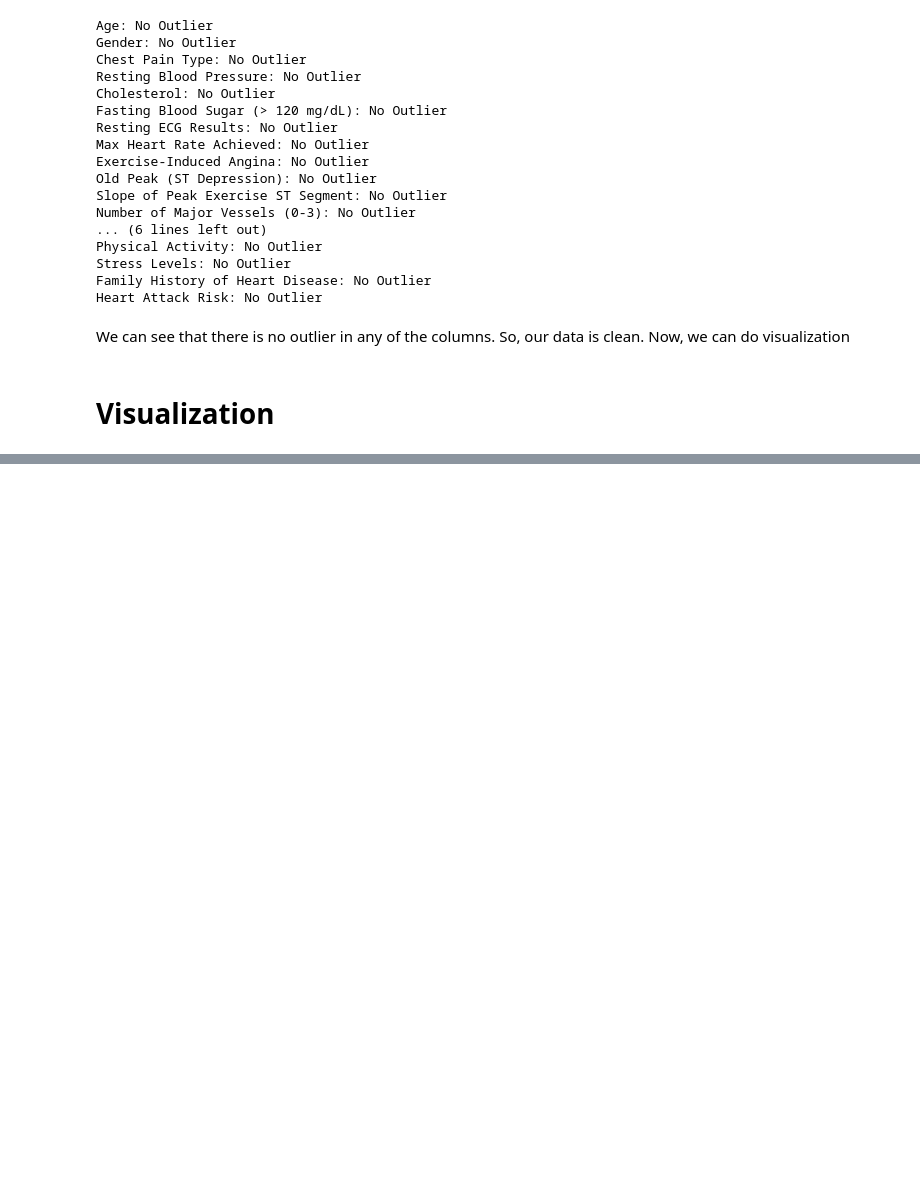
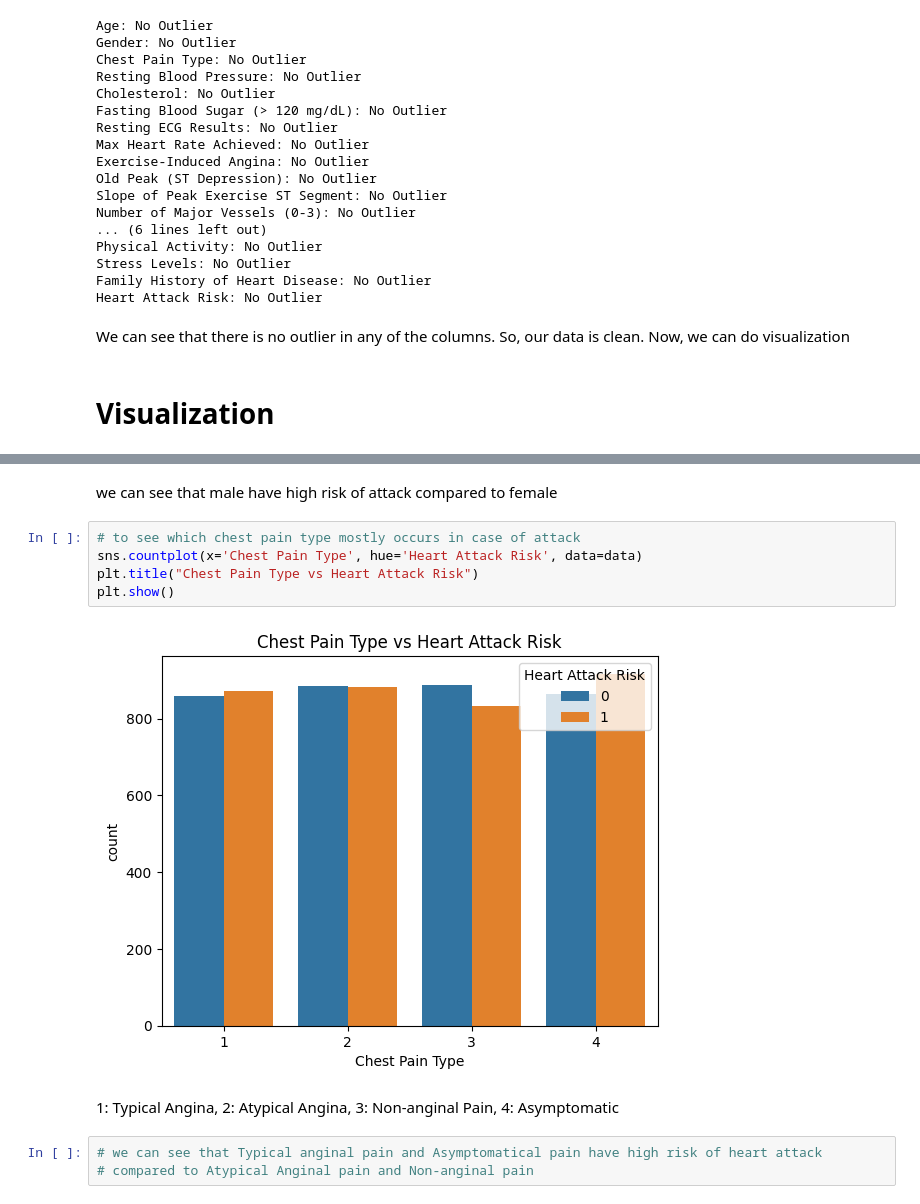
Before and after one commit to abhishekp-786/Heart-Attack-Risk-Prediction-Model, a Jupyter notebook: project.ipynb, the cells around one changed output, grey strips where cells are left out. Drawn from its saved outputs; the diff is of its cells as text; blank space fills up the shorter version.

```diff
--- a/project.ipynb
+++ b/project.ipynb
@@ -151,0 +177,14 @@ Now, we can do visualization
+# %% [markdown]
+we can see that male have high risk of attack compared to female
+# %%
+# to see which chest pain type mostly occurs in case of attack
+sns.countplot(x='Chest Pain Type', hue='Heart Attack Risk', data=data)
+plt.title("Chest Pain Type vs Heart Attack Risk")
+plt.show()
+# %% [output]
+[figure, added]
+# %% [markdown]
+1: Typical Angina, 2: Atypical Angina, 3: Non-anginal Pain, 4: Asymptomatic
+# %%
+# we can see that Typical anginal pain and Asymptomatical pain have high risk of heart attack
+# compared to Atypical Anginal pain and Non-anginal pain
```
Also changed, not shown: parts of 29 cells of this notebook.
